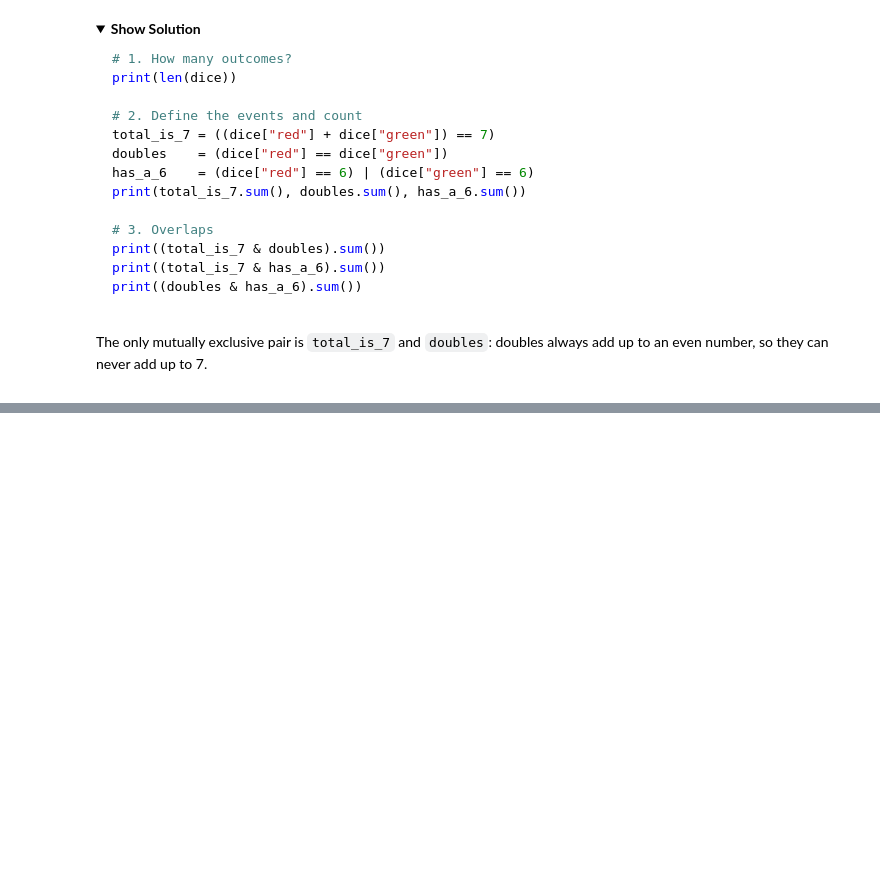
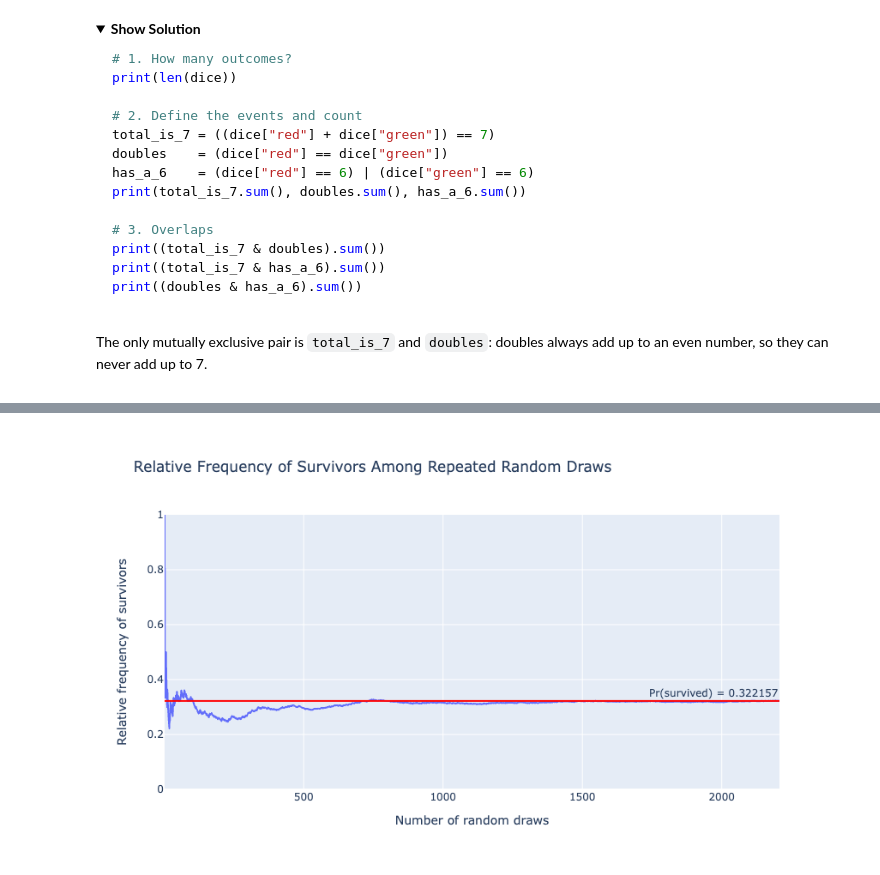
Before and after one commit to ntstevens/DATSC101, a Jupyter notebook: Lectures/5-Randomness and Probability.ipynb, the cells around one changed output, grey strips where cells are left out. Cells and saved outputs as stored; diff of their text form; code cells hidden in the pictures; folded sections open; blank space fills up the shorter version.

```diff
--- a/Lectures/5-Randomness and Probability.ipynb
+++ b/Lectures/5-Randomness and Probability.ipynb
@@ -289,0 +448,18 @@ We now have *counts* of the number of outcomes that define each event. Next we l
+# %%
+N = len(titanic)
+random_draws = titanic.sample(frac=1)
+
+random_draws_surv = (random_draws["survived"] == "yes").to_numpy()
+running_rel_freq = np.cumsum(random_draws_surv) / np.arange(1, N + 1)
+
+fig = px.line(x = np.arange(1, N + 1), y = running_rel_freq,
+              labels = {"x": "Number of random draws", "y": "Relative frequency of survivors"},
+              title = "Relative Frequency of Survivors Among Repeated Random Draws",
+              range_y = [0, 1], height = 500)
+fig.add_hline(y = titanic["survived"].value_counts(normalize = True).get("yes"),
+              line_dash = "solid", line_color = "red",
+              annotation_text = "Pr(survived) = 0.322157",
+              annotation_position = "top right")
+fig.update_traces(showlegend = False)
+# %% [output]
+[figure, added]
```
Also changed, not shown: parts of 35 cells of this notebook.
